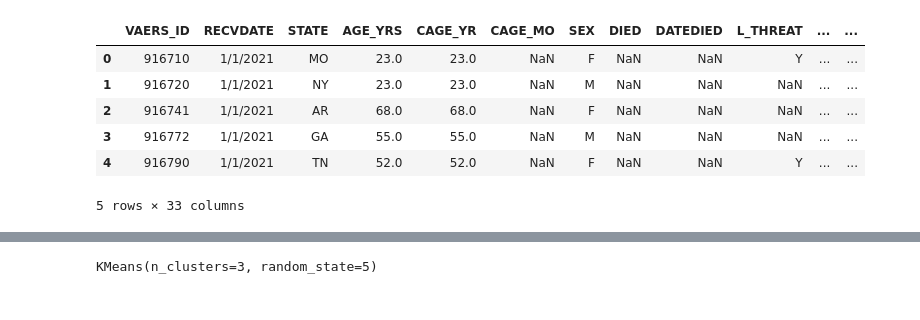
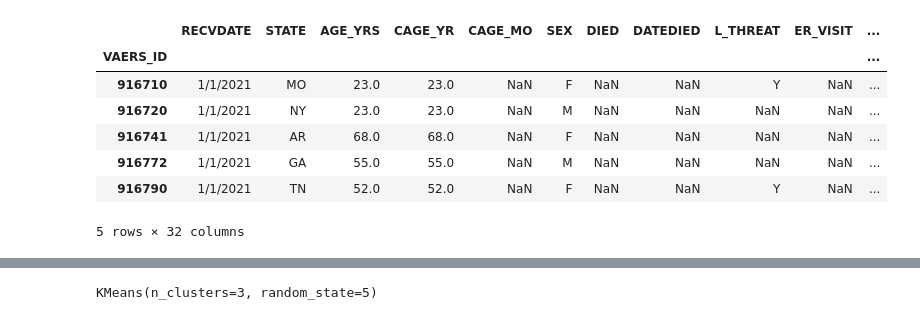
Before and after one commit to zoomdmartin02/Covid_Vaccine_Analysis, a Jupyter notebook: Model_team11.ipynb, the cells around one changed output, grey strips where cells are left out. Cells and saved outputs as stored; diff of their text form; code cells hidden in the pictures.

```diff
--- a/Model_team11.ipynb
+++ b/Model_team11.ipynb
@@ -7,16 +7,18 @@ import plotly.express as px
 # %%
 file_path_data = "Resources/Data/2021VAERSDATA.csv"
 encoding = 'unicode_escape'
 VAERS_DATA_df = pd.read_csv(file_path_data, encoding='unicode_escape')
+VAERS_DATA_df=VAERS_DATA_df.set_index(["VAERS_ID"]).copy()
 VAERS_DATA_df.head()
 # %% [output]
-|  | VAERS_ID | RECVDATE | STATE | AGE_YRS | CAGE_YR | CAGE_MO | SEX | DIED | DATEDIED | L_THREAT | ... | ... |
-| 0 | 916710 | 1/1/2021 | MO | 23.0 | 23.0 | NaN | F | NaN | NaN | Y | ... | ... |
-| 1 | 916720 | 1/1/2021 | NY | 23.0 | 23.0 | NaN | M | NaN | NaN | NaN | ... | ... |
-| 2 | 916741 | 1/1/2021 | AR | 68.0 | 68.0 | NaN | F | NaN | NaN | NaN | ... | ... |
-| 3 | 916772 | 1/1/2021 | GA | 55.0 | 55.0 | NaN | M | NaN | NaN | NaN | ... | ... |
-| 4 | 916790 | 1/1/2021 | TN | 52.0 | 52.0 | NaN | F | NaN | NaN | Y | ... | ... |
+|  | RECVDATE | STATE | AGE_YRS | CAGE_YR | CAGE_MO | SEX | DIED | DATEDIED | L_THREAT | ER_VISIT | ... |
+| VAERS_ID |  |  |  |  |  |  |  |  |  |  | ... |
+| 916710 | 1/1/2021 | MO | 23.0 | 23.0 | NaN | F | NaN | NaN | Y | NaN | ... |
+| 916720 | 1/1/2021 | NY | 23.0 | 23.0 | NaN | M | NaN | NaN | NaN | NaN | ... |
+| 916741 | 1/1/2021 | AR | 68.0 | 68.0 | NaN | F | NaN | NaN | NaN | NaN | ... |
+| 916772 | 1/1/2021 | GA | 55.0 | 55.0 | NaN | M | NaN | NaN | NaN | NaN | ... |
+| 916790 | 1/1/2021 | TN | 52.0 | 52.0 | NaN | F | NaN | NaN | Y | NaN | ... |
-5 rows × 33 columns
+5 rows × 32 columns
 # %%
 file_path_vax = "Resources/Data/2021VAERSVAX.csv"
 encoding = 'unicode_escape'
```
Also changed, not shown: parts of 28 cells of this notebook.
